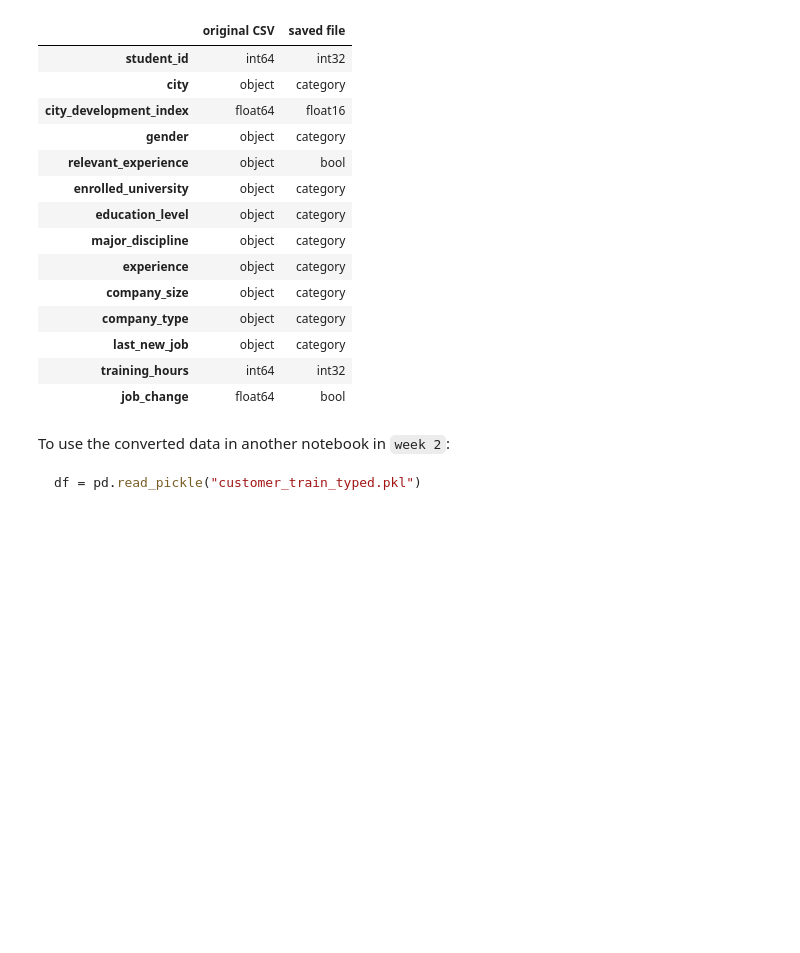
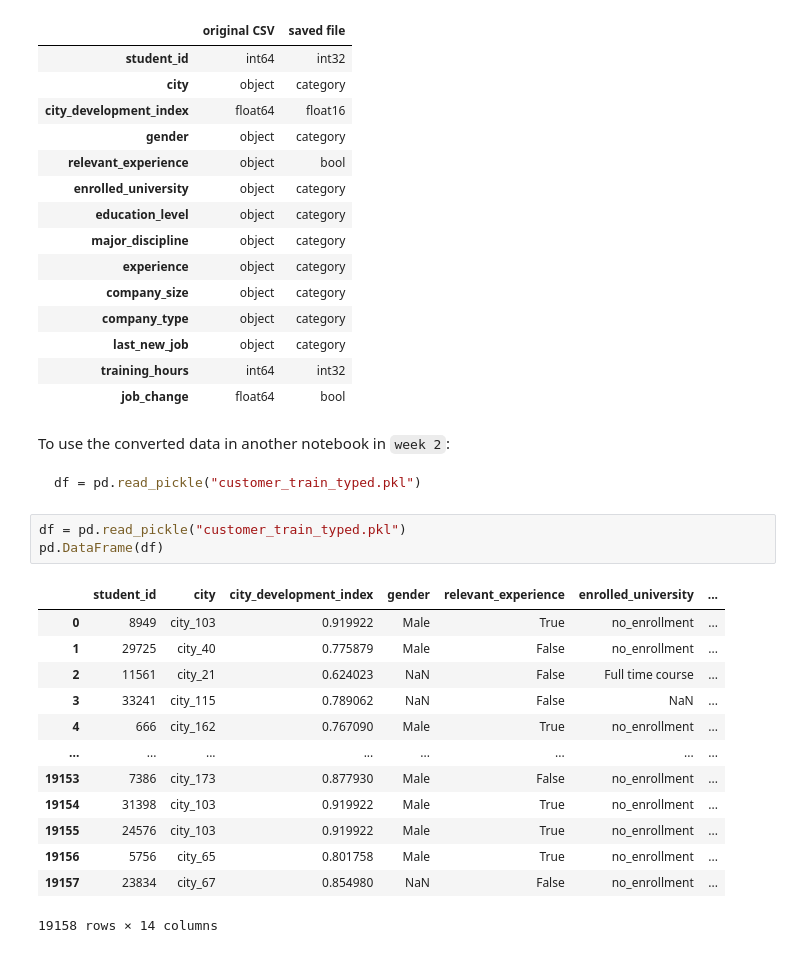
Before and after one commit to Lyxxrn/Data-Science, a Jupyter notebook: week 2/fix_data.ipynb, the cells around one changed output. Drawn from its saved outputs; the diff is of its cells as text; blank space fills up the shorter version.

````diff
--- a/week 2/fix_data.ipynb
+++ b/week 2/fix_data.ipynb
@@ -501,3 +501,20 @@ To use the converted data in another notebook in `week 2`:
 ```python
 df = pd.read_pickle("customer_train_typed.pkl")
 ```
+# %%
+df = pd.read_pickle("customer_train_typed.pkl")
+pd.DataFrame(df)
+# %% [output]
+|  | student_id | city | city_development_index | gender | relevant_experience | enrolled_university | ... |
+| 0 | 8949 | city_103 | 0.919922 | Male | True | no_enrollment | ... |
+| 1 | 29725 | city_40 | 0.775879 | Male | False | no_enrollment | ... |
+| 2 | 11561 | city_21 | 0.624023 | NaN | False | Full time course | ... |
+| 3 | 33241 | city_115 | 0.789062 | NaN | False | NaN | ... |
+| 4 | 666 | city_162 | 0.767090 | Male | True | no_enrollment | ... |
+| ... | ... | ... | ... | ... | ... | ... | ... |
+| 19153 | 7386 | city_173 | 0.877930 | Male | False | no_enrollment | ... |
+| 19154 | 31398 | city_103 | 0.919922 | Male | True | no_enrollment | ... |
+| 19155 | 24576 | city_103 | 0.919922 | Male | True | no_enrollment | ... |
+| 19156 | 5756 | city_65 | 0.801758 | Male | True | no_enrollment | ... |
+| 19157 | 23834 | city_67 | 0.854980 | NaN | False | no_enrollment | ... |
+19158 rows × 14 columns
````
Also changed, not shown: 2 other files.
